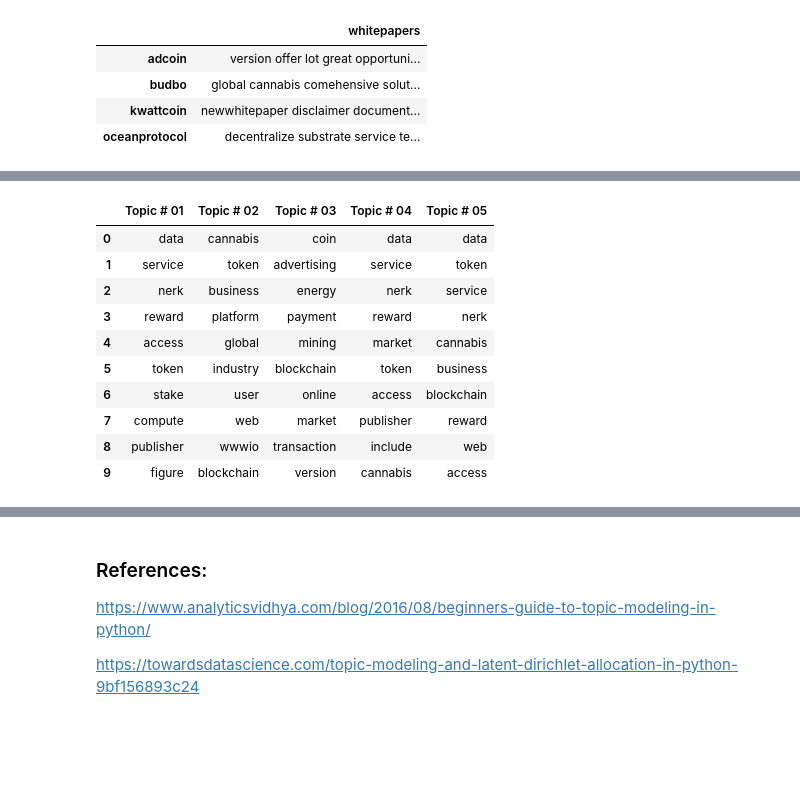
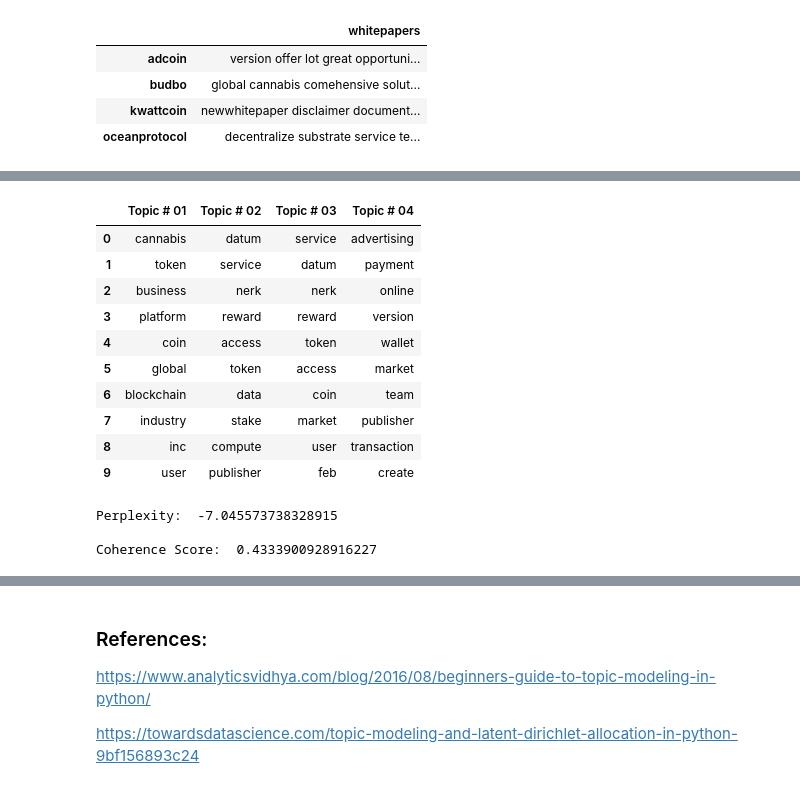
Before and after one commit to luisdiegocm/HWR_DataScience_Project, a Jupyter notebook: notebooks/4- Topic Modeling.ipynb, the cells around one changed output, grey strips where cells are left out. Drawn from its saved outputs; the diff is of its cells as text; code cells hidden in the pictures; blank space fills up the shorter version.

Commit message:
TestPhase

```diff
--- a/notebooks/4- Topic Modeling.ipynb
+++ b/notebooks/4- Topic Modeling.ipynb
@@ -602,0 +483,11 @@ id2word_test[10]
+# %%
+#creating the list and tokenizing each word in the test corpus
+testdata = test_df.whitepapers.values.tolist()
+testdata_words = list(sent_to_words(testdata))
+# %%
+test_data_ready = process_words(testdata_words)
+# %%
+#Creating corpus and dictionary for gensim
+id2word_test = corpora.Dictionary(test_data_ready)
+corpus_lda_test = [id2word_test.doc2bow(text) for text in test_data_ready]
+unseen_doc = corpus_lda_test[0]
@@ -603,26 +499,38 @@ id2word_test[10]
 # %%
 #lda with countvectorizer
-lda_test = gensim.models.ldamodel.LdaModel(corpus=corpus_test,
+lda_test = gensim.models.ldamodel.LdaModel(corpus= corpus_lda_test,
                                            id2word=id2word_test,
-                                           num_topics=5,
+                                           num_topics=4,
                                            random_state=42,
                                            update_every=1,
                                            chunksize=100,
-                                           passes=20,
-                                           alpha='symmetric',
+                                           passes=40,
+                                           alpha='auto',
                                            iterations=100,
                                            per_word_topics=True)
 # %%
-get_lda_topics(lda_test, 5)
+get_lda_topics(lda_test, 4)
 # %% [output]
-|  | Topic # 01 | Topic # 02 | Topic # 03 | Topic # 04 | Topic # 05 |
-| 0 | data | cannabis | coin | data | data |
-| 1 | service | token | advertising | service | token |
-| 2 | nerk | business | energy | nerk | service |
-| 3 | reward | platform | payment | reward | nerk |
-| 4 | access | global | mining | market | cannabis |
-| 5 | token | industry | blockchain | token | business |
-| 6 | stake | user | online | access | blockchain |
-| 7 | compute | web | market | publisher | reward |
-| 8 | publisher | wwwio | transaction | include | web |
-| 9 | figure | blockchain | version | cannabis | access |
+|  | Topic # 01 | Topic # 02 | Topic # 03 | Topic # 04 |
+| 0 | cannabis | datum | service | advertising |
+| 1 | token | service | datum | payment |
+| 2 | business | nerk | nerk | online |
+| 3 | platform | reward | reward | version |
+| 4 | coin | access | token | wallet |
+| 5 | global | token | access | market |
+| 6 | blockchain | data | coin | team |
+| 7 | industry | stake | market | publisher |
+| 8 | inc | compute | user | transaction |
+| 9 | user | publisher | feb | create |
+# %%
+# Compute Perplexity
+print('\nPerplexity: ', lda_test.log_perplexity(corpus_lda_test))  # a measure of how good the model is. lower the better.
+
+# Compute Coherence Score
+coherence_model_lda = CoherenceModel(model=lda_test, texts=test_data_ready, dictionary=id2word_test, coherence='c_v')
+coherence_lda = coherence_model_lda.get_coherence()
+print('\nCoherence Score: ', coherence_lda)
+# %% [output]
+Perplexity:  -7.045573738328915
+
+Coherence Score:  0.4333900928916227
```
Also changed, not shown: parts of 62 cells of this notebook, 4 other files.
